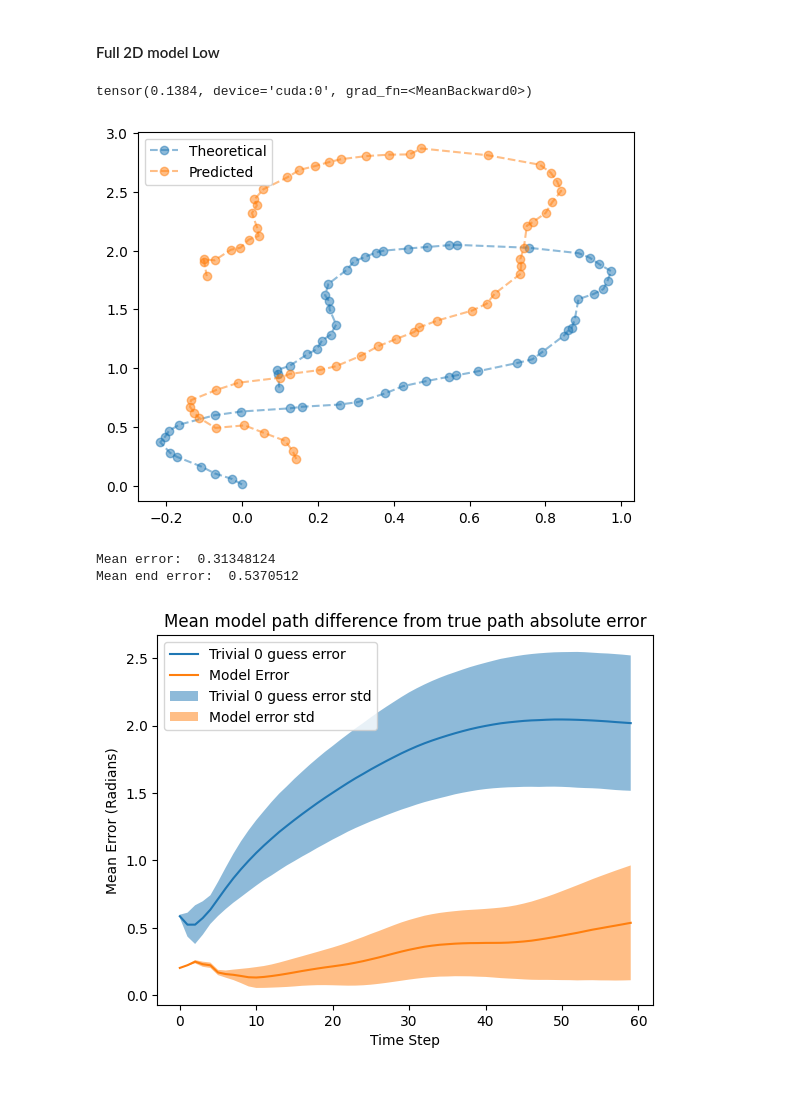
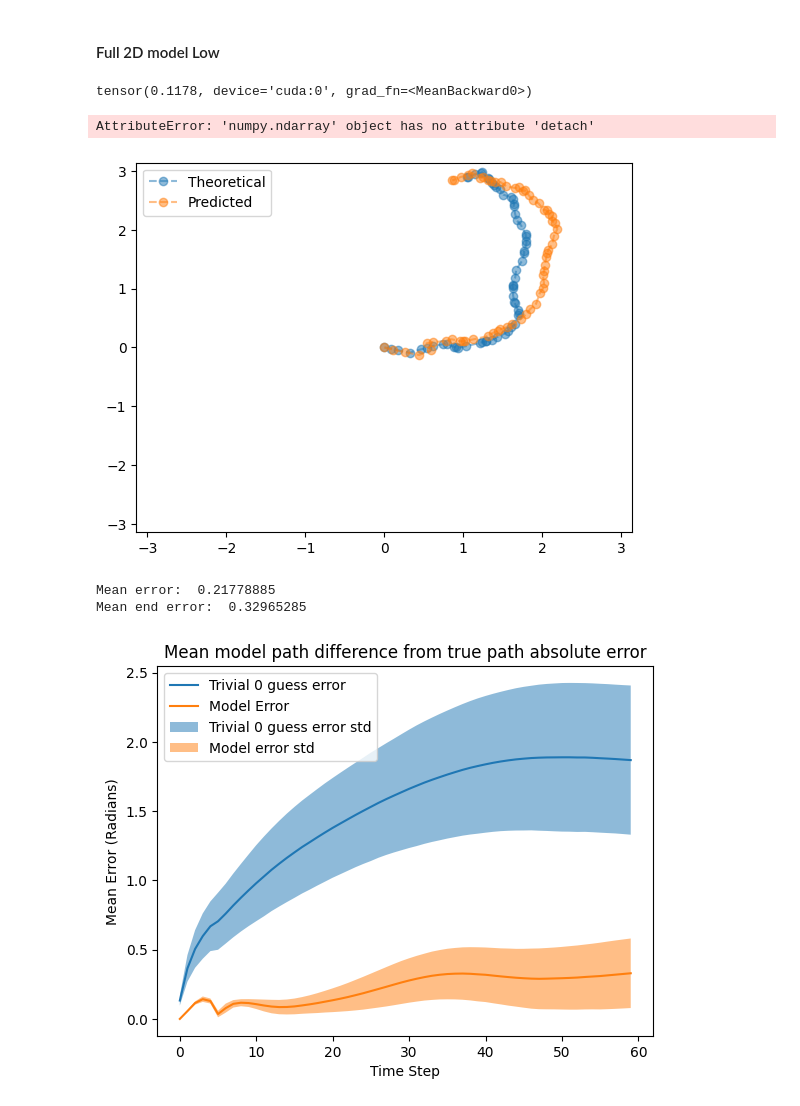
Before and after one commit to bioAI-Oslo/RNN-Adding-Problem-Representations, a Jupyter notebook: notebooks/summer.ipynb, the cells around one changed output. Drawn from its saved outputs; the diff is of its cells as text; code cells hidden in the pictures.

Commit message:
Even better 2D relative model

```diff
--- a/notebooks/summer.ipynb
+++ b/notebooks/summer.ipynb
@@ -97,7 +97,7 @@ input_size = 1
 # nav_size = 1
 
 # model1 = RNN_circular_LowEtAl_bridged(input_size,hidden_size,lr=0.0001,irnn=True,outputnn=False,Wx_normalize=False,activation=True,bias=False,nav_space=1,batch_size=64).to(device)
-model1 = RNN_circular_2D_xy_relative(input_size,hidden_size,lr=0.0005,act_decay=0.01).to(device)
+model1 = RNN_circular_2D_xy_relative(input_size,hidden_size,lr=0.0005,act_decay=0.01,weight_decay=0.0).to(device)
 # model1 = torch.compile(model1)
 
 train = True
@@ -341,12 +339,17 @@ out = out.permute(1,0,2)[:,1:,:]
 mse = torch.mean((labels-out)**2)
 print(mse)
 # %% [output]
-tensor(0.1384, device='cuda:0', grad_fn=<MeanBackward0>)
+tensor(0.1178, device='cuda:0', grad_fn=<MeanBackward0>)
 # %%
 # out_decoded = sincos_to_2D(out)
-labels = labels.detach().cpu()
+labels = labels.detach().cpu().numpy()
 # out_decoded = out_decoded.detach().cpu()
 out = out.detach().cpu().numpy()
+# %% [output]
+AttributeError: 'numpy.ndarray' object has no attribute 'detach'
+# %%
+# Shift the predicted values so that the first timestep aligns with theoretical value
+out_shifted = out - np.expand_dims((out[:,0,:] - labels[:,0,:]),1)
 # %%
 # path = np.zeros((out.shape[0],out.shape[1],2))
 # path[:,0,0] = 0
@@ -358,20 +361,22 @@ out = out.detach().cpu().numpy()
 # mse = torch.mean((labels-path)**2)
 # print(mse)
 # %%
-n = 20
+n = 36
 plt.plot(labels[n,:,0],labels[n,:,1],"--o", alpha=0.5, label="Theoretical")
 # plt.plot(out_decoded[n,:,0],out_decoded[n,:,1],"--o", alpha=0.5, label="Predicted")
-plt.plot(out[n,:,0],out[n,:,1],"--o", alpha=0.5, label="Predicted")
+plt.plot(out_shifted[n,:,0],out_shifted[n,:,1],"--o", alpha=0.5, label="Predicted")
 # plt.plot(path[n,:,0],path[n,:,1],"--o", alpha=0.5, label="Predicted")
 plt.legend()
+plt.xlim(-np.pi,np.pi)
+plt.ylim(-np.pi,np.pi)
 plt.show()
 # %% [output]
-[figure, old version]
+[figure, new version]
 # %%
 # Calculate path error
 # path = out_decoded.numpy()
-path = out
-y = labels.numpy()
+path = out_shifted
+y = labels
 path_err = np.sqrt(np.abs(path[:,:,0]-y[:,:,0])**2 + np.abs(path[:,:,0]-y[:,:,0])**2)
 path_err_mean = np.mean(path_err,axis=0)
 path_err_mean_std = np.std(path_err,axis=0)
@@ -397,6 +402,6 @@ plt.xlabel("Time Step")
 plt.ylabel("Mean Error (Radians)")
 plt.show()
 # %% [output]
-Mean error:  0.31348124
-Mean end error:  0.5370512
+Mean error:  0.21778885
+Mean end error:  0.32965285
-[figure, old version]
+[figure, new version]
```
Also changed, not shown: parts of 6 cells of this notebook, 2 other files.
